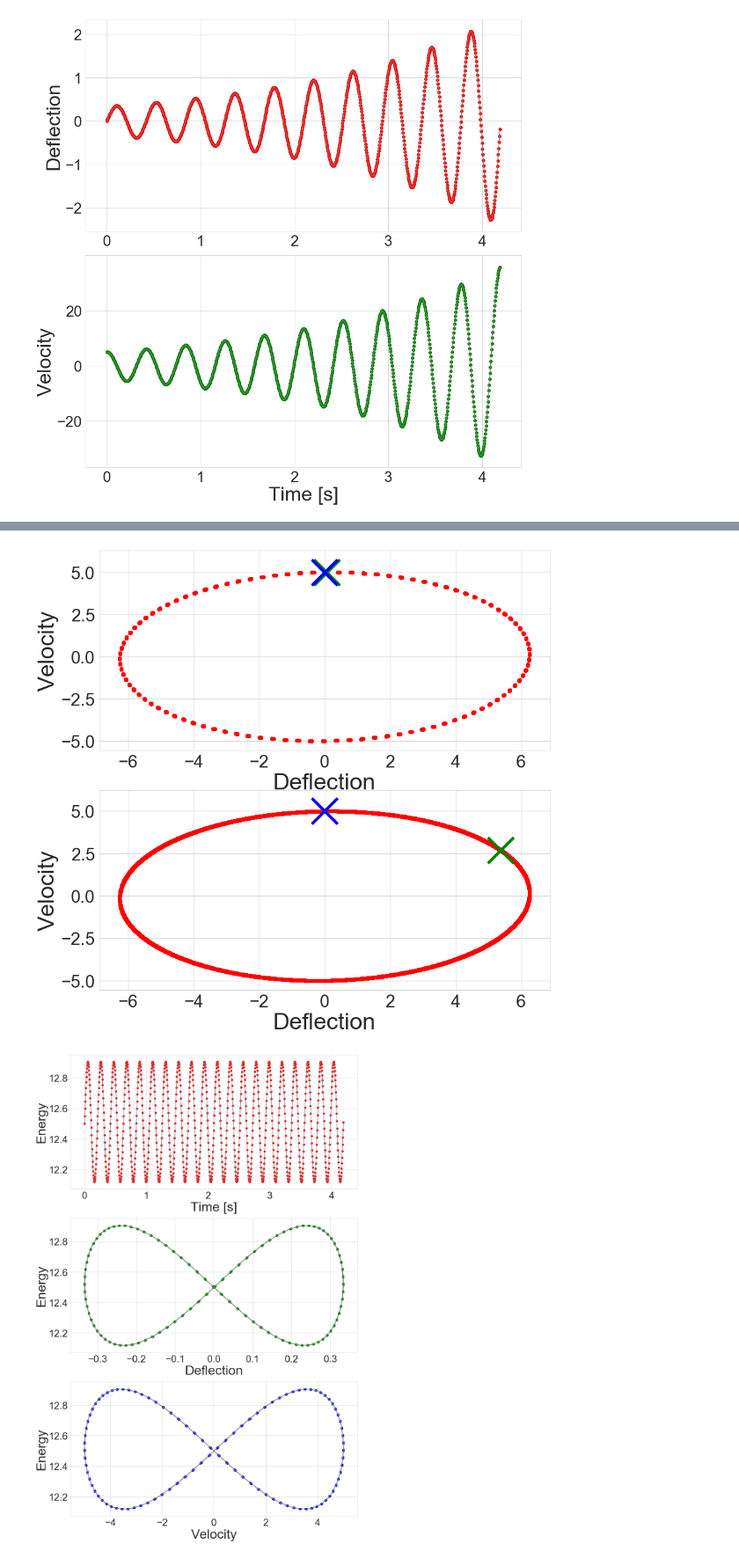
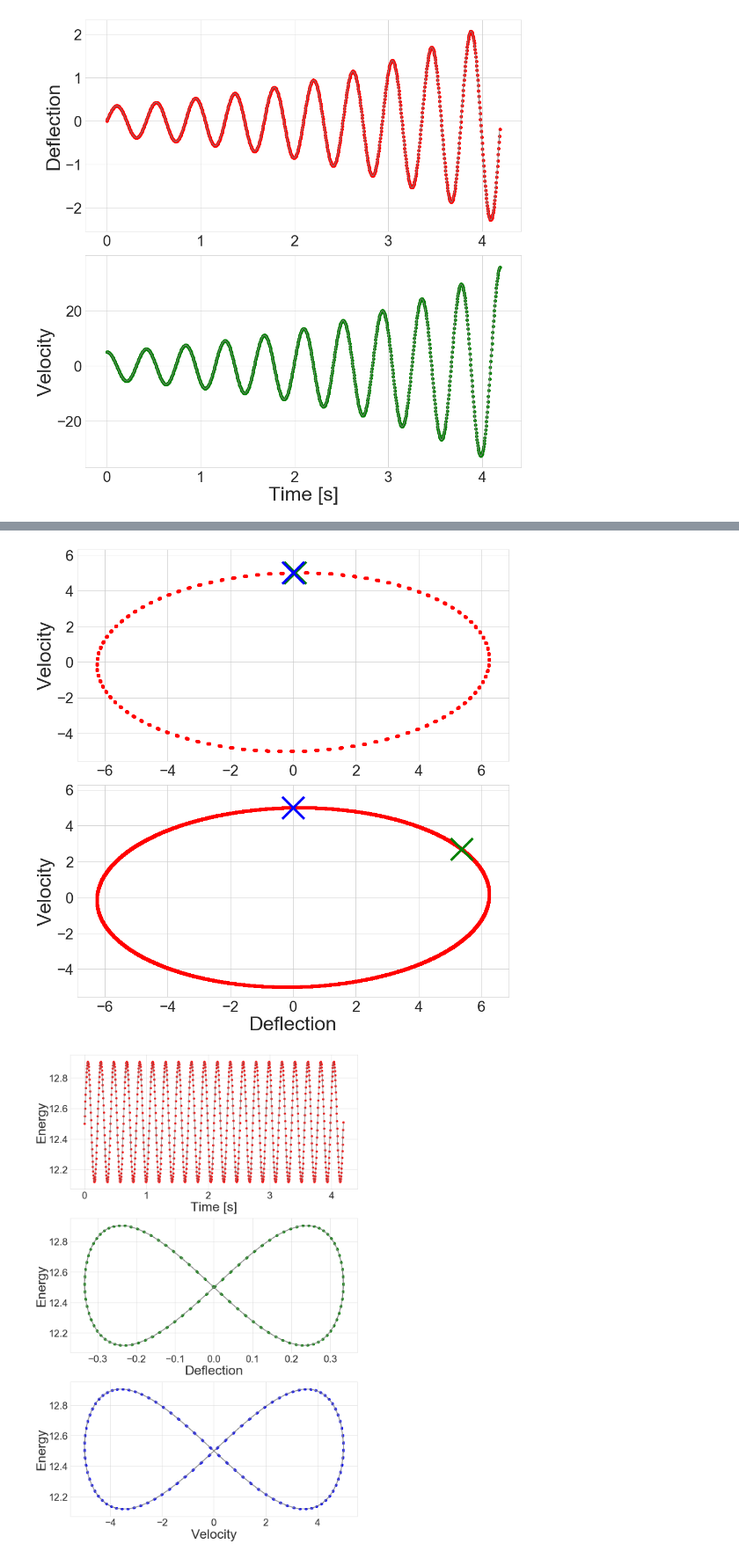
Before and after one commit to masterdesky/ELTE-comp-sim-2019, a Jupyter notebook: 1. Harmonic Oscillator/out/I. Harmonic Oscillator.ipynb, the cells around one changed output, grey strips where cells are left out. Shown at 88% size. Saved outputs shown, nothing was run; the diff lists cells and outputs as text; code cells hidden in the pictures.

```diff
--- a/1. Harmonic Oscillator/out/I. Harmonic Oscillator.ipynb
+++ b/1. Harmonic Oscillator/out/I. Harmonic Oscillator.ipynb
@@ -81,29 +82,29 @@ plt.show()
 # %%
 nrows = 2
 ncols = 1
 fig, axes = plt.subplots(nrows=nrows, ncols=ncols, figsize=(ncols*14, nrows*7))
 
 #axes.plot(data[::steps,1], data[::steps,2], color='grey')
 axes[0].scatter(data_small[::steps,1], data_small[::steps,2], color='red')
 axes[1].scatter(data_big[::steps,1], data_big[::steps,2], color='red')
 
 axes[0].scatter(data_small[-1,1], data_small[-1,2], color='green', marker='x', s=2000, linewidth=5)
 axes[0].scatter(data_small[0,1], data_small[0,2], color='blue', marker='x', s=2000, linewidth=5)
 axes[1].scatter(data_big[-1,1], data_big[-1,2], color='green', marker='x', s=2000, linewidth=5)
 axes[1].scatter(data_big[0,1], data_big[0,2], color='blue', marker='x', s=2000, linewidth=5)
 
-axes[0].set_xlabel('Deflection', fontsize=40)
 axes[0].set_ylabel('Velocity', fontsize=40)
 axes[1].set_xlabel('Deflection', fontsize=40)
 axes[1].set_ylabel('Velocity', fontsize=40)
 
 axes[0].tick_params(axis='both', which='major', labelsize=30)
 axes[1].tick_params(axis='both', which='major', labelsize=30)
 
+fig.tight_layout()
 plt.savefig('..\\Documentation\\src\\images\\def_vel_2.eps', format='eps', dpi=1200)
 plt.show()
 # %% [output]
-[figure, old version]
+[figure, new version]
 # %%
 nrows = 3
 ncols = 1
```
Also changed, not shown: parts of 2 cells of this notebook, 5 other files.
